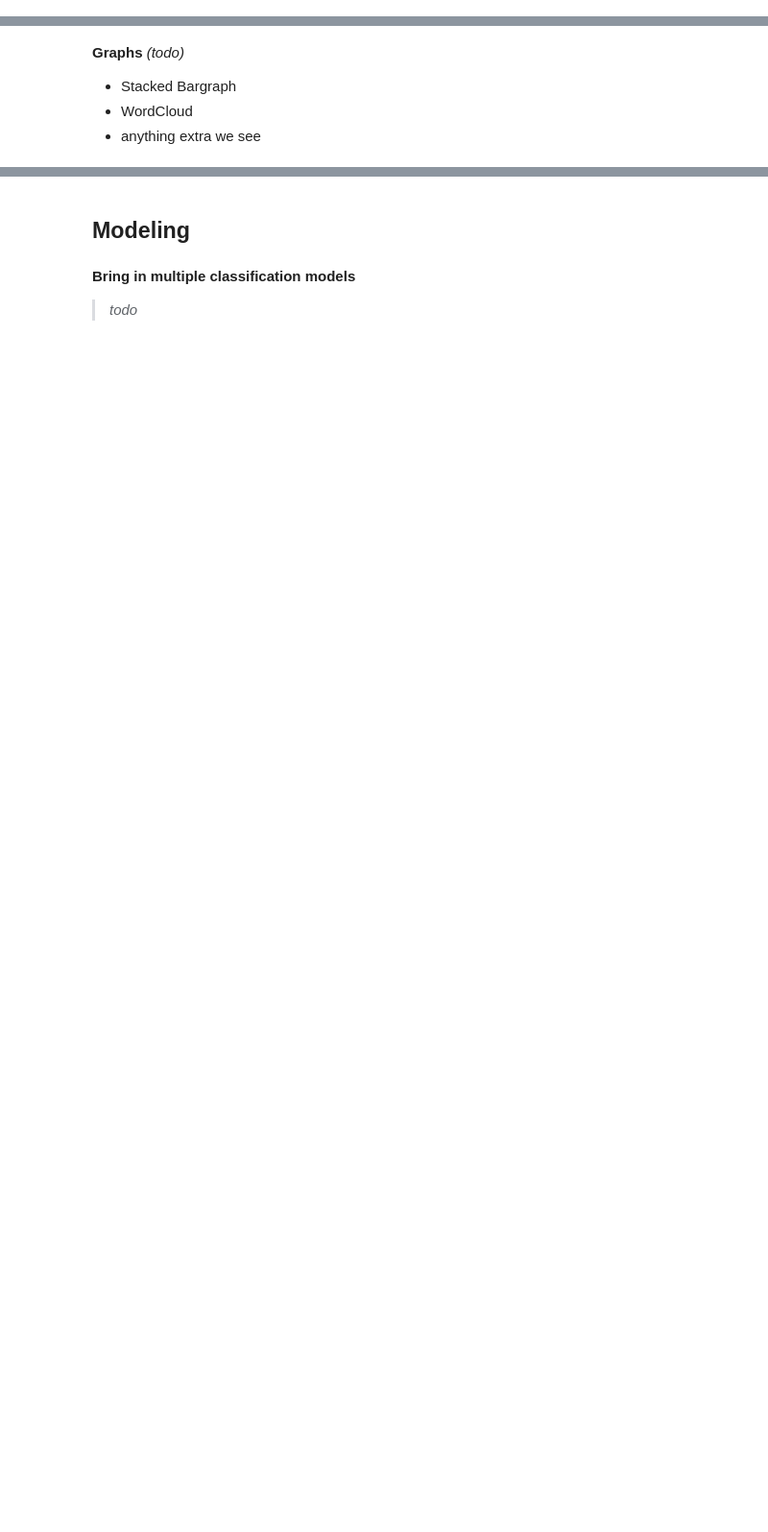
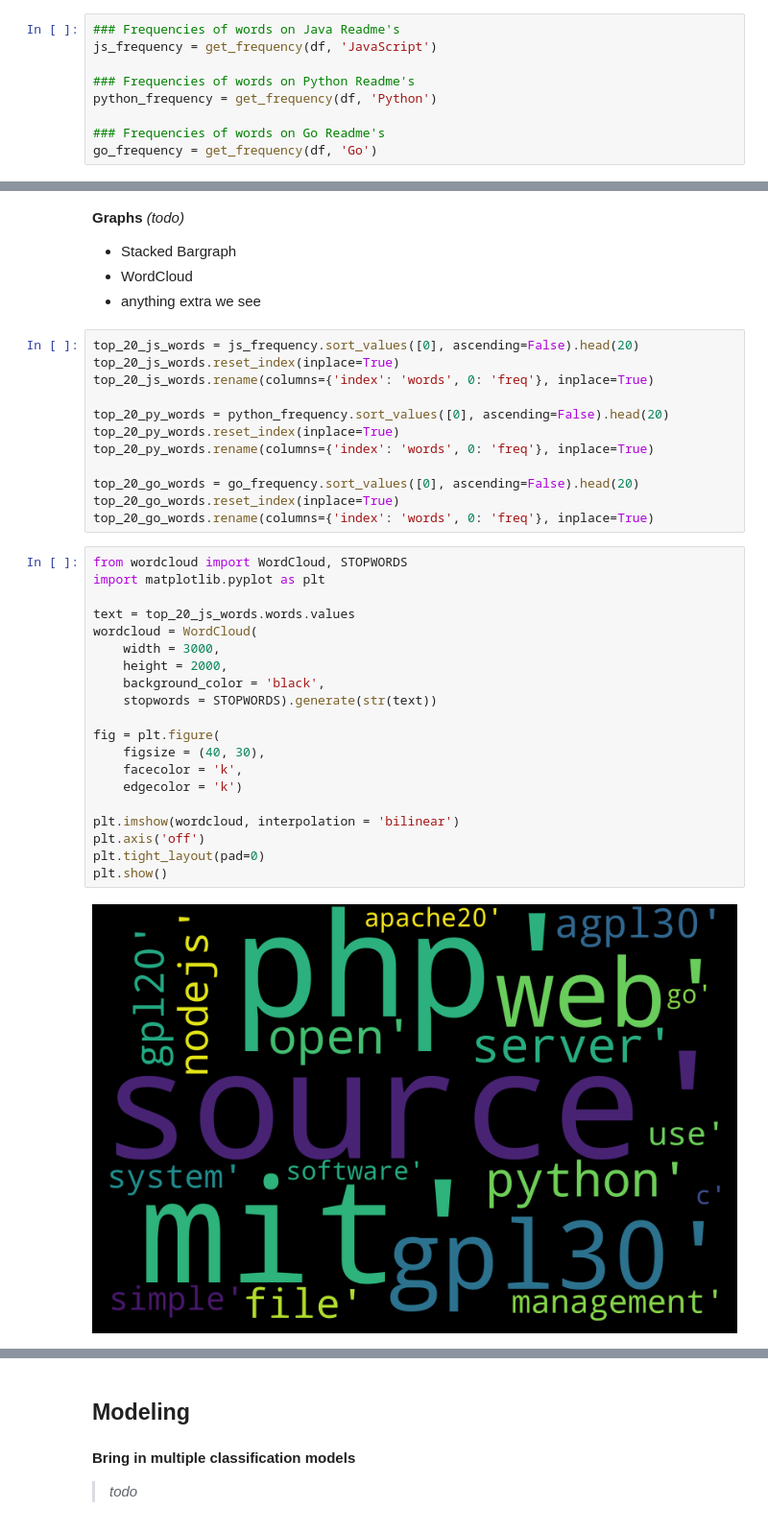
Before and after one commit to nlp-101/github_nlp, a Jupyter notebook: NLP_Project.ipynb, the cells around one changed output, grey strips where cells are left out. Shown at 96% size. Drawn from its saved outputs; the diff is of its cells as text; blank space fills up the shorter version.

Commit message:
added graphs

```diff
--- a/NLP_Project.ipynb
+++ b/NLP_Project.ipynb
@@ -216,0 +202,9 @@ js_frequency.sort_values([0], ascending=False).head(10)
+# %%
+### Frequencies of words on Java Readme's
+js_frequency = get_frequency(df, 'JavaScript')
+
+### Frequencies of words on Python Readme's
+python_frequency = get_frequency(df, 'Python')
+
+### Frequencies of words on Go Readme's
+go_frequency = get_frequency(df, 'Go')
@@ -220,3 +216,37 @@ js_frequency.sort_values([0], ascending=False).head(10)
 - Stacked Bargraph
 - WordCloud
 - anything extra we see
+# %%
+top_20_js_words = js_frequency.sort_values([0], ascending=False).head(20)
+top_20_js_words.reset_index(inplace=True)
+top_20_js_words.rename(columns={'index': 'words', 0: 'freq'}, inplace=True)
+
+top_20_py_words = python_frequency.sort_values([0], ascending=False).head(20)
+top_20_py_words.reset_index(inplace=True)
+top_20_py_words.rename(columns={'index': 'words', 0: 'freq'}, inplace=True)
+
+top_20_go_words = go_frequency.sort_values([0], ascending=False).head(20)
+top_20_go_words.reset_index(inplace=True)
+top_20_go_words.rename(columns={'index': 'words', 0: 'freq'}, inplace=True)
+# %%
+from wordcloud import WordCloud, STOPWORDS
+import matplotlib.pyplot as plt
+
+text = top_20_js_words.words.values
+wordcloud = WordCloud(
+    width = 3000,
+    height = 2000,
+    background_color = 'black',
+    stopwords = STOPWORDS).generate(str(text))
+
+fig = plt.figure(
+    figsize = (40, 30),
+    facecolor = 'k',
+    edgecolor = 'k')
+
+plt.imshow(wordcloud, interpolation = 'bilinear')
+plt.axis('off')
+plt.tight_layout(pad=0)
+plt.show()
+# %% [output]
+[figure, added]
```
Also changed, not shown: parts of 18 cells of this notebook, 1 other file.
